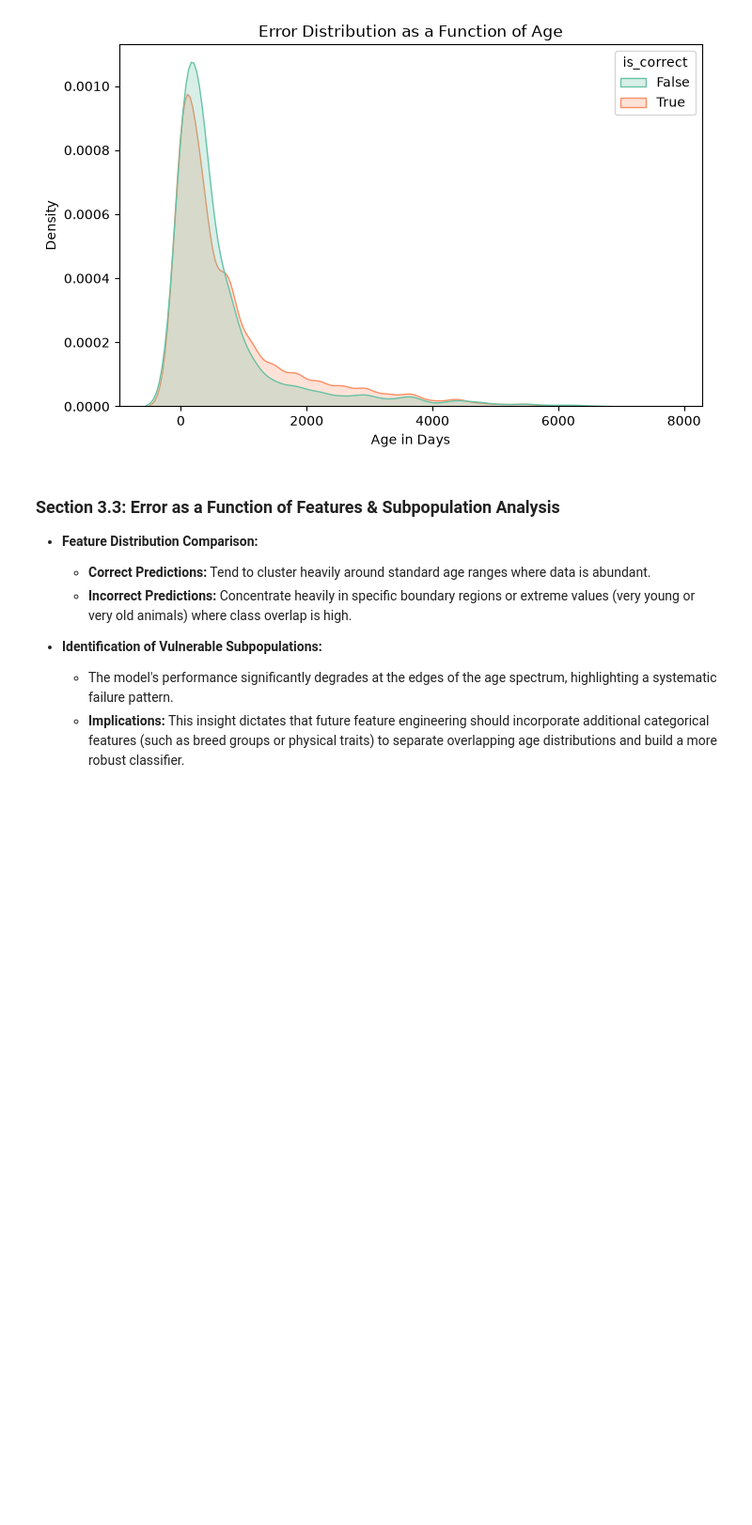
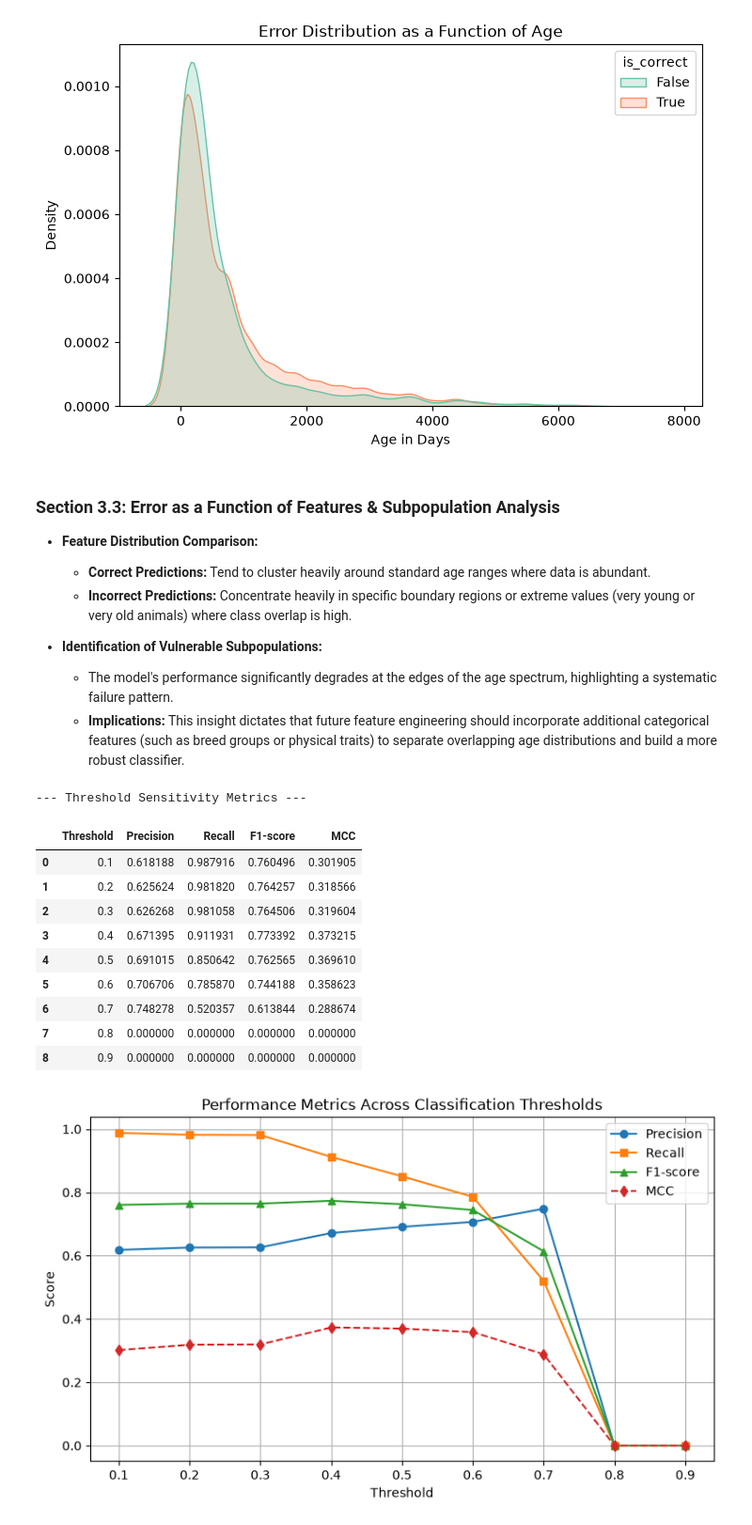
Before and after one commit to Liel-Shwarz/Work2, a Jupyter notebook: work2.ipynb, the cells around one changed output. Shown at 94% size. Cells and saved outputs as stored; diff of their text form; code cells hidden in the pictures; blank space fills up the shorter version.

Commit message:
Completed Part 3.5

```diff
--- a/work2.ipynb
+++ b/work2.ipynb
@@ -455,3 +455,83 @@ plt.show()
 * **Identification of Vulnerable Subpopulations:**
   * The model's performance significantly degrades at the edges of the age spectrum, highlighting a systematic failure pattern.
   * **Implications:** This insight dictates that future feature engineering should incorporate additional categorical features (such as breed groups or physical traits) to separate overlapping age distributions and build a more robust classifier.
+# %%
+# Assignment: Part 3.4 - Threshold Sensitivity Analysis
+
+import numpy as np
+import pandas as pd
+import matplotlib.pyplot as plt
+from sklearn.metrics import precision_score, recall_score, f1_score, matthews_corrcoef, roc_curve, auc
+
+# Get predicted probabilities for the positive class
+y_prob = clf.predict_proba(X_test)[:, 1]
+
+# Define thresholds to evaluate
+thresholds = np.arange(0.1, 1.0, 0.1)
+
+metrics_results = []
+
+for th in thresholds:
+    # Apply threshold to probabilities
+    y_pred_th = (y_prob >= th).astype(int)
+
+    # Compute metrics (handle potential zero division warnings safely)
+    prec = precision_score(y_test, y_pred_th, zero_division=0)
+    rec = recall_score(y_test, y_pred_th, zero_division=0)
+    f1 = f1_score(y_test, y_pred_th, zero_division=0)
+    mcc = matthews_corrcoef(y_test, y_pred_th)
+
+    metrics_results.append({
+        'Threshold': th,
+        'Precision': prec,
+        'Recall': rec,
+        'F1-score': f1,
+        'MCC': mcc
+    })
+
+# Create metrics dataframe
+metrics_df = pd.DataFrame(metrics_results)
+print("--- Threshold Sensitivity Metrics ---")
+display(metrics_df)
+
+# Plot Metrics across Thresholds
+plt.figure(figsize=(9, 5))
+plt.plot(metrics_df['Threshold'], metrics_df['Precision'], marker='o', label='Precision')
+plt.plot(metrics_df['Threshold'], metrics_df['Recall'], marker='s', label='Recall')
+plt.plot(metrics_df['Threshold'], metrics_df['F1-score'], marker='^', label='F1-score')
+plt.plot(metrics_df['Threshold'], metrics_df['MCC'], marker='d', label='MCC', linestyle='--')
+plt.title('Performance Metrics Across Classification Thresholds')
+plt.xlabel('Threshold')
+plt.ylabel('Score')
+plt.legend()
+plt.grid(True)
+plt.show()
+
+# Plot ROC Curve
+fpr, tpr, roc_thresholds = roc_curve(y_test, y_prob)
+roc_auc = auc(fpr, tpr)
+
+plt.figure(figsize=(6, 6))
+plt.plot(fpr, tpr, color='darkorange', lw=2, label=f'ROC curve (AUC = {roc_auc:.3f})')
+plt.plot([0, 1], [0, 1], color='navy', lw=2, linestyle='--')
+plt.xlim([0.0, 1.0])
+plt.ylim([0.05, 1.05])
+plt.xlabel('False Positive Rate')
+plt.ylabel('True Positive Rate')
+plt.title('Receiver Operating Characteristic (ROC Curve)')
+plt.legend(loc="lower right")
+plt.grid(True)
+plt.show()
+# %% [output]
+--- Threshold Sensitivity Metrics ---
+|  | Threshold | Precision | Recall | F1-score | MCC |
+| 0 | 0.1 | 0.618188 | 0.987916 | 0.760496 | 0.301905 |
+| 1 | 0.2 | 0.625624 | 0.981820 | 0.764257 | 0.318566 |
+| 2 | 0.3 | 0.626268 | 0.981058 | 0.764506 | 0.319604 |
+| 3 | 0.4 | 0.671395 | 0.911931 | 0.773392 | 0.373215 |
+| 4 | 0.5 | 0.691015 | 0.850642 | 0.762565 | 0.369610 |
+| 5 | 0.6 | 0.706706 | 0.785870 | 0.744188 | 0.358623 |
+| 6 | 0.7 | 0.748278 | 0.520357 | 0.613844 | 0.288674 |
+| 7 | 0.8 | 0.000000 | 0.000000 | 0.000000 | 0.000000 |
+| 8 | 0.9 | 0.000000 | 0.000000 | 0.000000 | 0.000000 |
+[figure, added]
```
Also changed, not shown: parts of 3 cells of this notebook.
